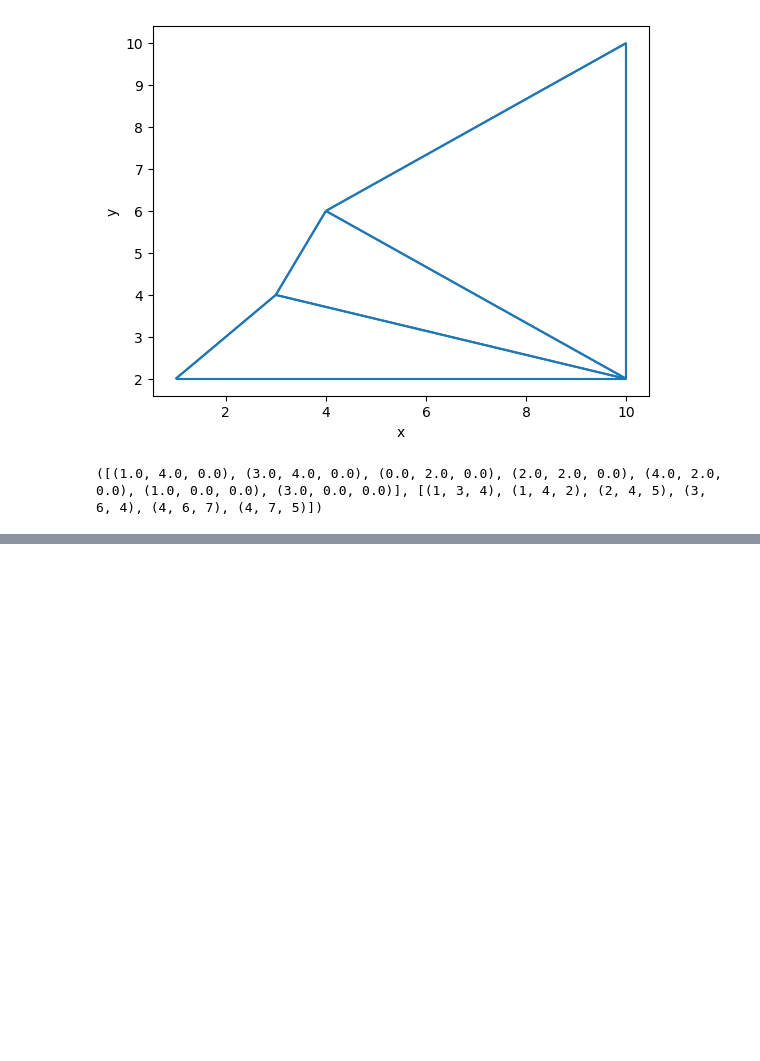
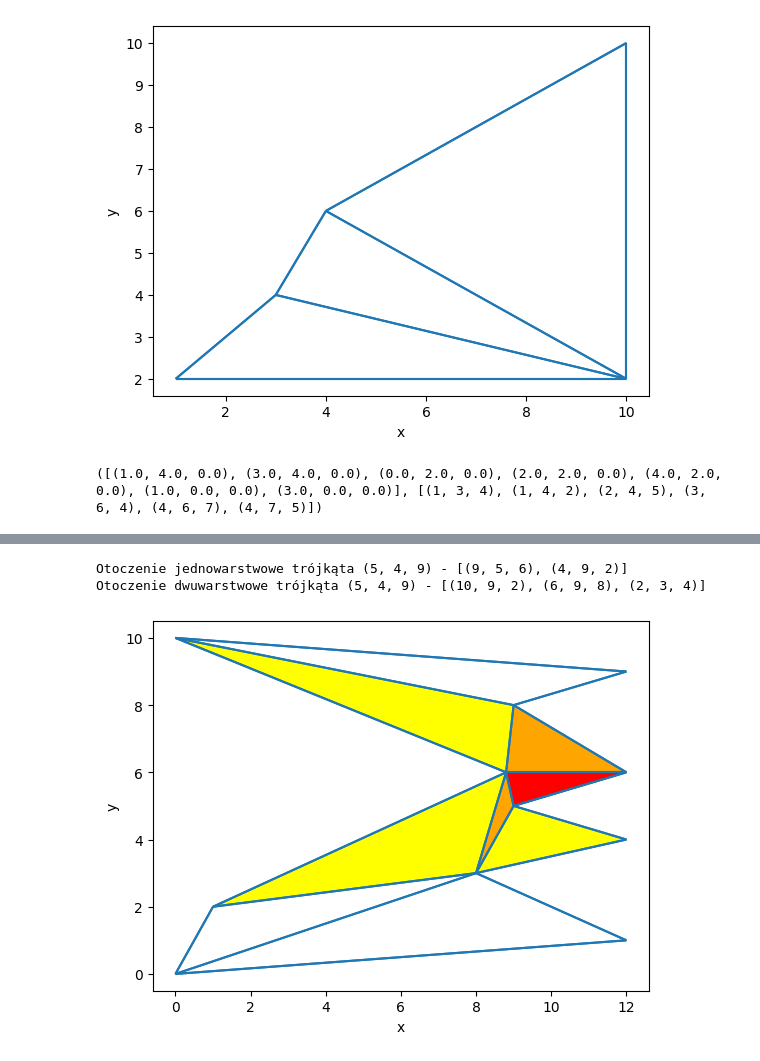
Before and after one commit to Blach03/AlgGeo-projekt, a Jupyter notebook: projekt.ipynb, the cells around one changed output, grey strips where cells are left out. Drawn from its saved outputs; the diff is of its cells as text; code cells hidden in the pictures; blank space fills up the shorter version.

```diff
--- a/projekt.ipynb
+++ b/projekt.ipynb
@@ -196,0 +261,69 @@ print(load_from_file("triangles.txt"))
+# %%
+def are_triangles_incident(triangle1, triangle2):
+    common_vertices = set(triangle1) & set(triangle2)
+    return len(common_vertices) > 1
+
+
+def find_triangle_neighbors(selected_triangle, triangles):
+    neighbors_one_layer = set()
+    neighbors_two_layers = set()
+
+
+    for triangle in triangles:
+        if selected_triangle != triangle and are_triangles_incident(selected_triangle, triangle):
+            neighbors_one_layer.add(triangle)
+
+
+    for neighbor_triangle in neighbors_one_layer:
+        for triangle in triangles:
+            if triangle != selected_triangle and triangle != neighbor_triangle and are_triangles_incident(neighbor_triangle, triangle):
+                neighbors_two_layers.add(triangle)
+
+
+
+    return list(neighbors_one_layer), list(neighbors_two_layers)
+
+
+vertices = points4
+triangles = triangulation4
+
+selected_triangle = (5, 4, 9)
+one_layer_neighbors, two_layers_neighbors = find_triangle_neighbors(selected_triangle, triangles)
+
+vis = Visualizer()
+vis.clear()
+triangulation = triangles
+points = vertices
+polygon = convert_to_lines(points)
+vis.add_line_segment(polygon)
+for triangle in triangulation:
+    add = [points[triangle[0]], points[triangle[1]], points[triangle[2]]]
+    lines = convert_to_lines(add)
+    vis.add_line_segment(lines)
+current_triangle=[]
+for point in selected_triangle:
+    current_triangle.append(vertices[point])
+vis.add_polygon(current_triangle,  color = "red")
+
+
+for triangle in one_layer_neighbors:
+    current_triangle=[]
+    for point in triangle:
+        current_triangle.append(vertices[point])
+    vis.add_polygon(current_triangle,  color = "orange")
+
+
+for triangle in two_layers_neighbors:
+    current_triangle=[]
+    for point in triangle:
+        current_triangle.append(vertices[point])
+    vis.add_polygon(current_triangle,  color = "yellow")
+
+vis.show()
+
+print("Otoczenie jednowarstwowe trójkąta", selected_triangle, "-", one_layer_neighbors)
+print("Otoczenie dwuwarstwowe trójkąta", selected_triangle, "-", two_layers_neighbors)
+# %% [output]
+Otoczenie jednowarstwowe trójkąta (5, 4, 9) - [(9, 5, 6), (4, 9, 2)]
+Otoczenie dwuwarstwowe trójkąta (5, 4, 9) - [(10, 9, 2), (6, 9, 8), (2, 3, 4)]
+[figure, added]
```
Also changed, not shown: parts of 2 cells of this notebook.
